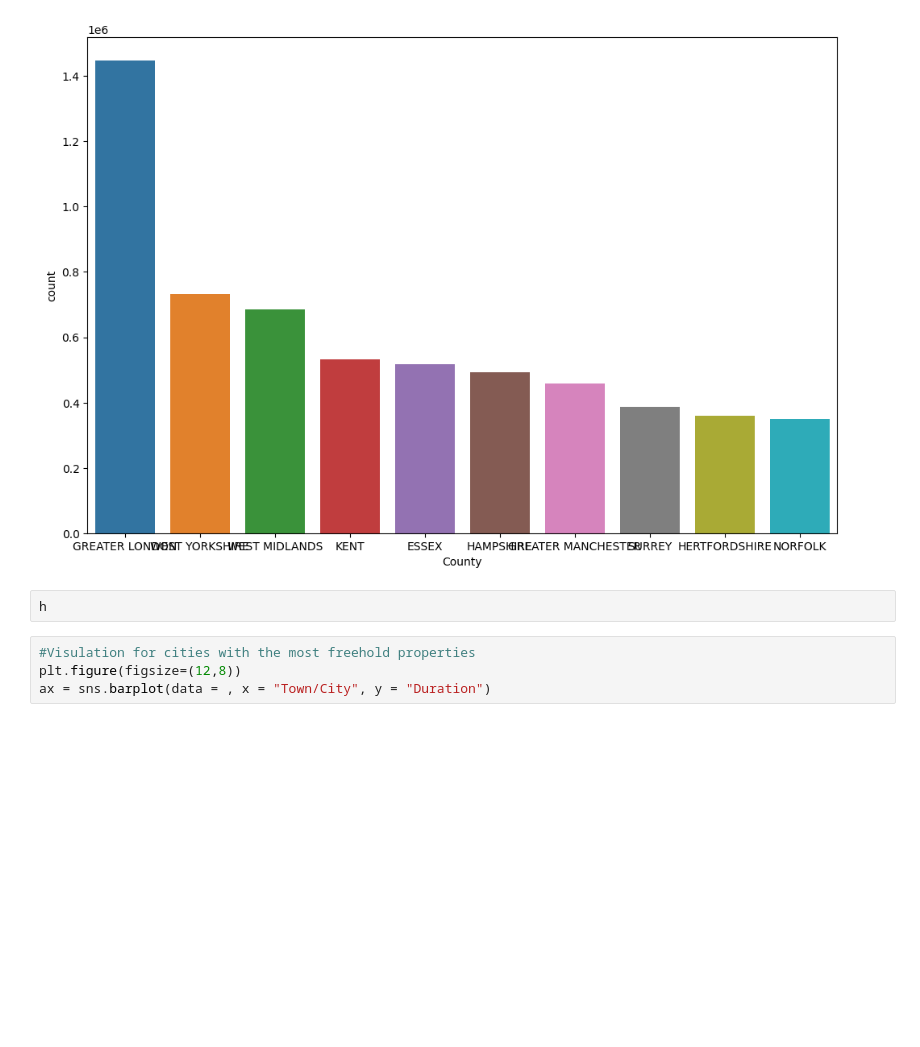
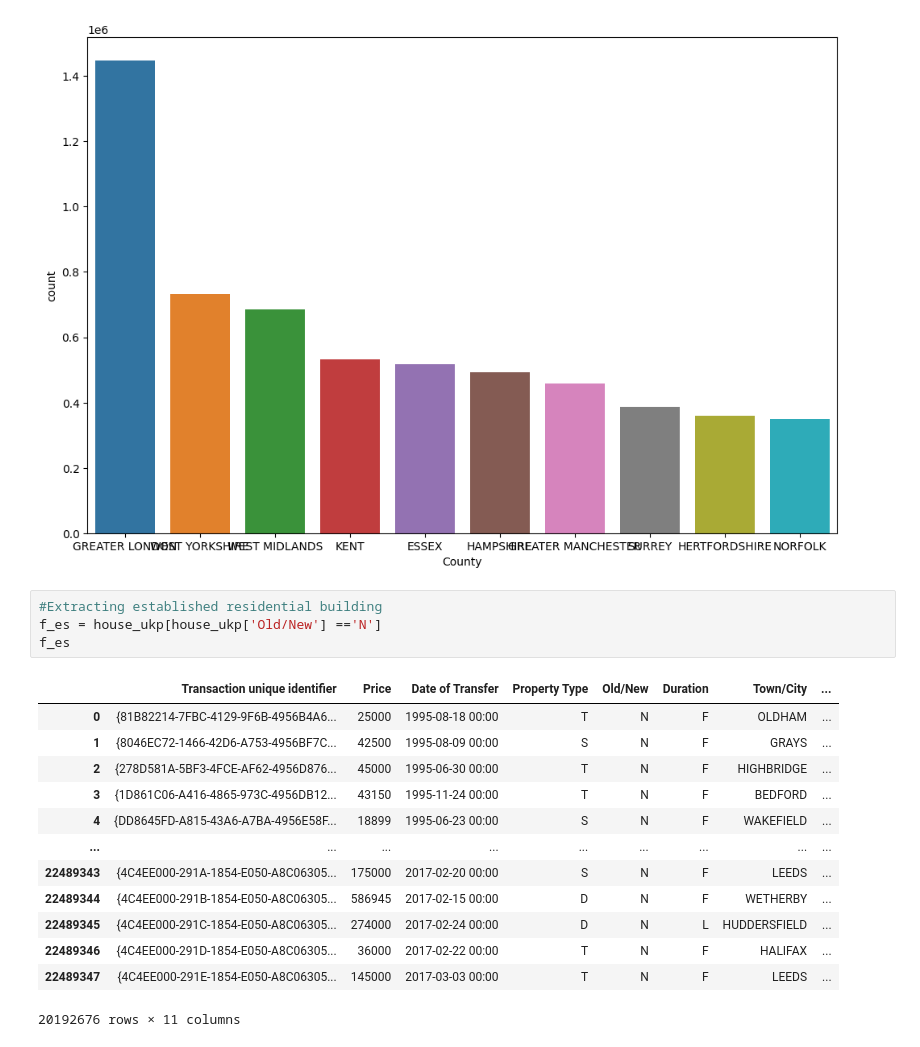
Before and after one commit to Ak-Dan/UK-HOUSES-KAGGLE-DATASET, a Jupyter notebook: house-uk-prices-analysis.ipynb, the cells around one changed output. Drawn from its saved outputs; the diff is of its cells as text; blank space fills up the shorter version.

```diff
--- a/house-uk-prices-analysis.ipynb
+++ b/house-uk-prices-analysis.ipynb
@@ -103,9 +104,21 @@ plt.figure(figsize=(12,8))
 ax = sns.barplot(data =f_country , x = "County", y = "count")
 # %% [output]
 [figure]
-# %%
-h
-# %%
-#Visulation for cities with the most freehold properties
-plt.figure(figsize=(12,8))
-ax = sns.barplot(data = , x = "Town/City", y = "Duration")
+# %%
+#Extracting established residential building
+f_es = house_ukp[house_ukp['Old/New'] =='N']
+f_es
+# %% [output]
+|  | Transaction unique identifier | Price | Date of Transfer | Property Type | Old/New | Duration | Town/City | ... |
+| 0 | {81B82214-7FBC-4129-9F6B-4956B4A6... | 25000 | 1995-08-18 00:00 | T | N | F | OLDHAM | ... |
+| 1 | {8046EC72-1466-42D6-A753-4956BF7C... | 42500 | 1995-08-09 00:00 | S | N | F | GRAYS | ... |
+| 2 | {278D581A-5BF3-4FCE-AF62-4956D876... | 45000 | 1995-06-30 00:00 | T | N | F | HIGHBRIDGE | ... |
+| 3 | {1D861C06-A416-4865-973C-4956DB12... | 43150 | 1995-11-24 00:00 | T | N | F | BEDFORD | ... |
+| 4 | {DD8645FD-A815-43A6-A7BA-4956E58F... | 18899 | 1995-06-23 00:00 | S | N | F | WAKEFIELD | ... |
+| ... | ... | ... | ... | ... | ... | ... | ... | ... |
+| 22489343 | {4C4EE000-291A-1854-E050-A8C06305... | 175000 | 2017-02-20 00:00 | S | N | F | LEEDS | ... |
+| 22489344 | {4C4EE000-291B-1854-E050-A8C06305... | 586945 | 2017-02-15 00:00 | D | N | F | WETHERBY | ... |
+| 22489345 | {4C4EE000-291C-1854-E050-A8C06305... | 274000 | 2017-02-24 00:00 | D | N | L | HUDDERSFIELD | ... |
+| 22489346 | {4C4EE000-291D-1854-E050-A8C06305... | 36000 | 2017-02-22 00:00 | T | N | F | HALIFAX | ... |
+| 22489347 | {4C4EE000-291E-1854-E050-A8C06305... | 145000 | 2017-03-03 00:00 | T | N | F | LEEDS | ... |
+20192676 rows × 11 columns
```
Also changed, not shown: parts of 5 cells of this notebook.
